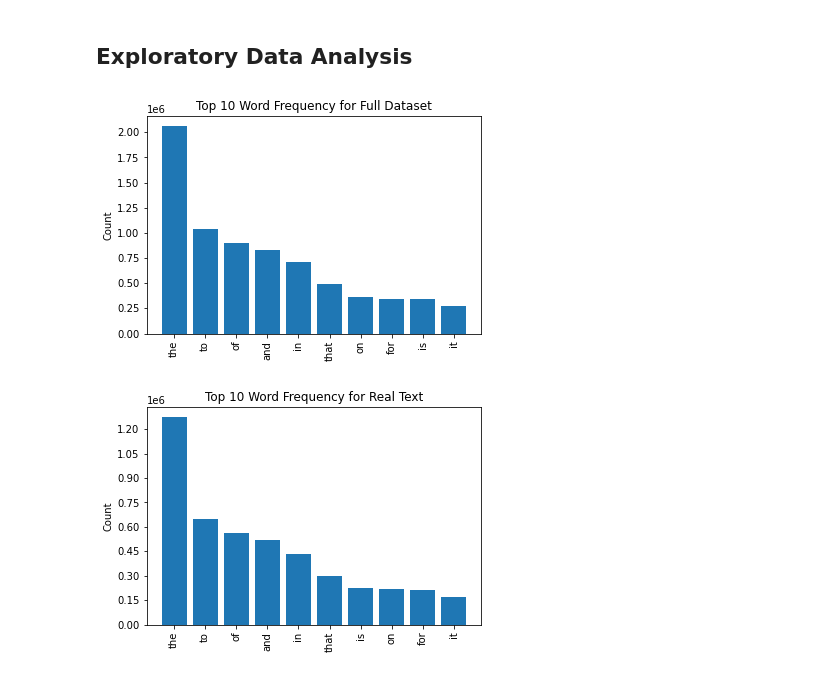
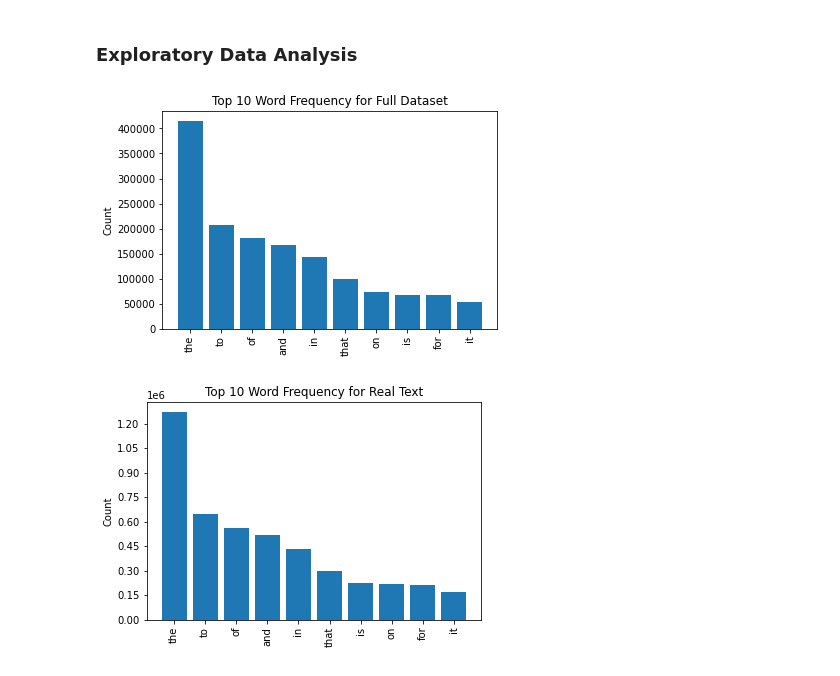
Before and after one commit to bentoler22/Phase_5_Project, a Jupyter notebook: Fake News Detection.ipynb, the cells around one changed output. Saved outputs shown, nothing was run; the diff lists cells and outputs as text; code cells hidden in the pictures.

```diff
--- a/Fake News Detection.ipynb
+++ b/Fake News Detection.ipynb
@@ -58,2 +74,3 @@ true_df['label'] = 0
 # %%
-fake_or_real_df_2 = pd.concat([fake_df, true_df])
+# combine all three datasets
+fake_or_real_df = pd.concat([fake_or_real_df_1, fake_df, true_df])
@@ -76,2 +76,0 @@ fake_or_real_df_2
-# %%
-fake_or_real_df = pd.concat([fake_or_real_df_1, fake_or_real_df_2])
@@ -77,0 +115,9 @@ fake_or_real_df = pd.concat([fake_or_real_df_1, fake_or_real_df_2])
+# %%
+# plot the class distribution
+counts = fake_or_real_df.label.value_counts()
+fig, ax = plt.subplots(figsize=(6, 5))
+plt.bar(['Fake', 'Real'], counts);
+plt.ylabel('# Articles', fontsize=14);
+plt.xticks(fontsize=14)
+print("Fake Articles: ", counts[0])
+print("Real Articles: ", counts[1])
@@ -97,2 +159,0 @@ fake_or_real_df.dropna(inplace=True)
-# %%
-fake_or_real_df.drop(columns=['title'], inplace=True)
@@ -190,3 +207,3 @@ X_train_sub
 # %% [markdown]
-## Exploratory Data Analysis
+### Exploratory Data Analysis
 # %%
@@ -207,8 +225,9 @@ def visualize_top_10(freq_dist, title):
     ax.yaxis.set_major_locator(MaxNLocator(integer=True))
     ax.tick_params(axis="x", rotation=90)
 # %%
-freq_dist = FreqDist(X_train['tokenized'].explode())
+# top 10 words of training set
+freq_dist = FreqDist(X_train_sub['tokenized'].explode())
 visualize_top_10(freq_dist, "Top 10 Word Frequency for Full Dataset")
 # %% [output]
-[figure, old version]
+[figure, new version]
 # %%
```
Also changed, not shown: parts of 109 cells of this notebook, 1 other file.
